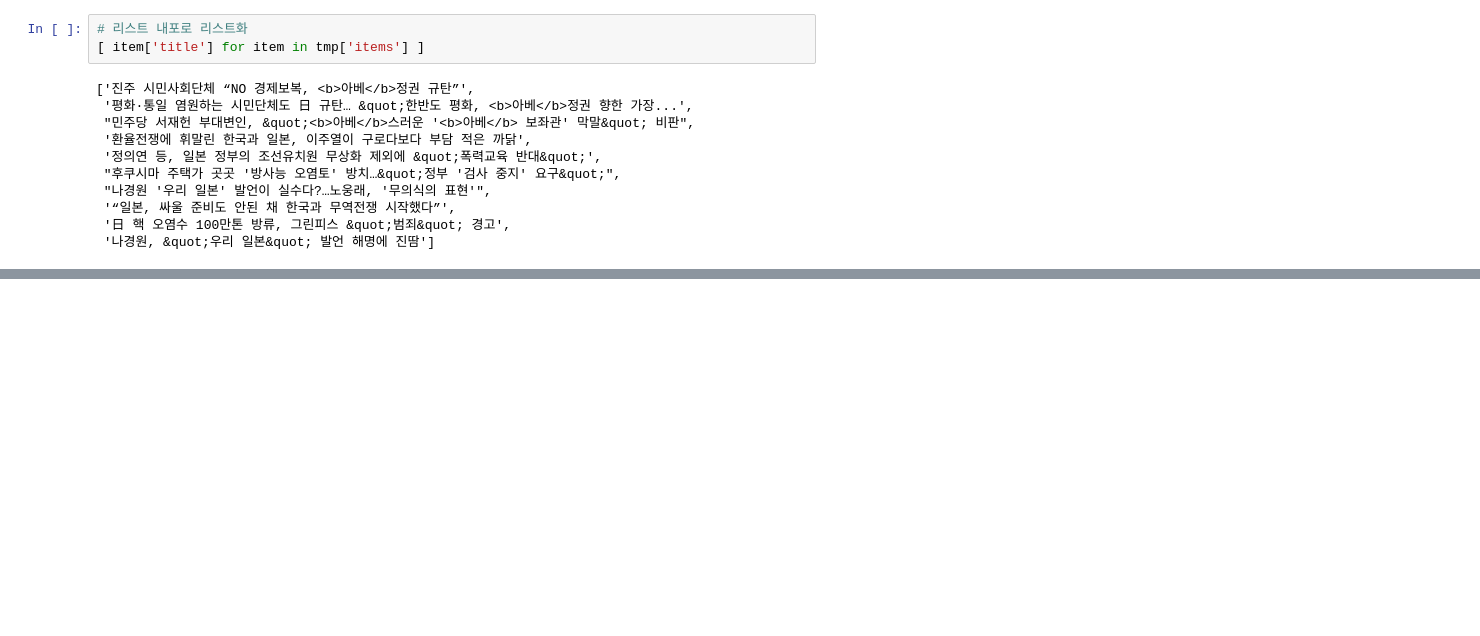
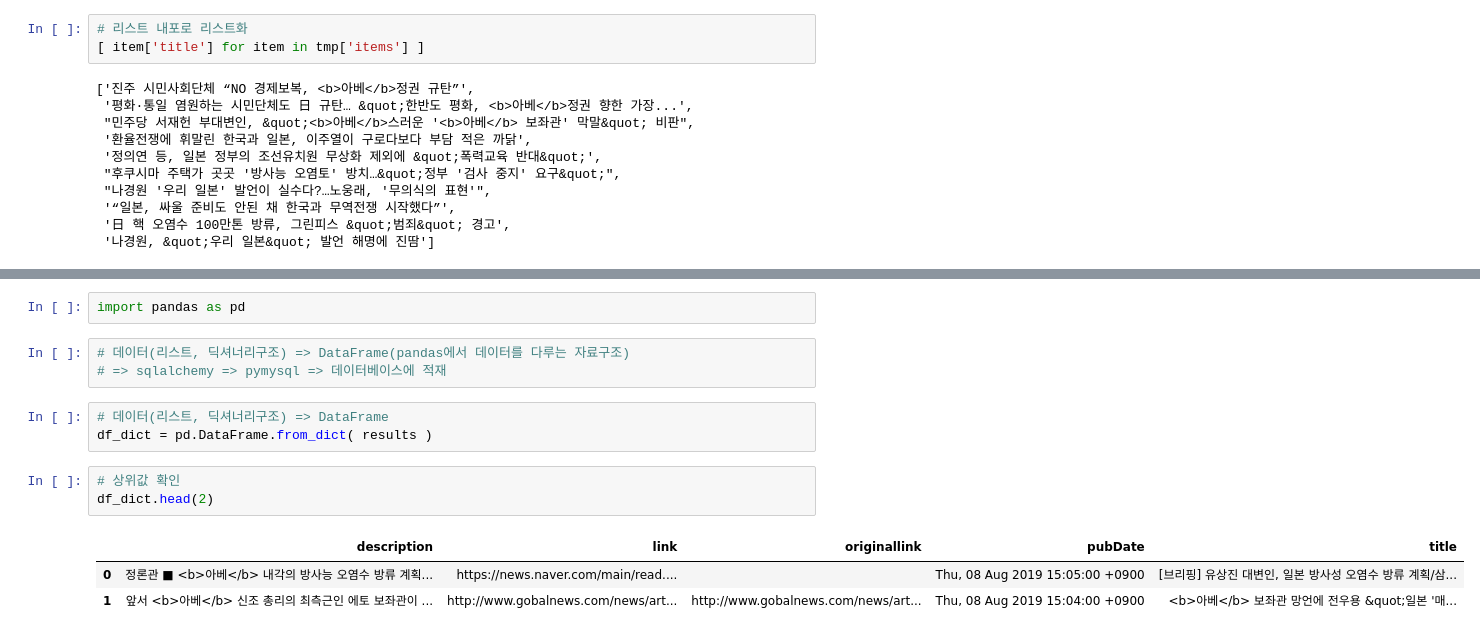
Before and after one commit to yeonkyungJoo/py_projects, a Jupyter notebook: analysis/crawling/데이터획득_level2_API를 이용한 수집.ipynb, the cells around one changed output, grey strips where cells are left out. Drawn from its saved outputs; the diff is of its cells as text; blank space fills up the shorter version.

```diff
--- a/analysis/crawling/데이터획득_level2_API를 이용한 수집.ipynb
+++ b/analysis/crawling/데이터획득_level2_API를 이용한 수집.ipynb
@@ -209,0 +249,15 @@ for item in tmp['items'] :
+# %%
+import pandas as pd
+# %%
+# 데이터(리스트, 딕셔너리구조) => DataFrame(pandas에서 데이터를 다루는 자료구조)
+# => sqlalchemy => pymysql => 데이터베이스에 적재
+# %%
+# 데이터(리스트, 딕셔너리구조) => DataFrame
+df_dict = pd.DataFrame.from_dict( results )
+# %%
+# 상위값 확인
+df_dict.head(2)
+# %% [output]
+|  | description | link | originallink | pubDate | title |
+| 0 | 정론관 ■ <b>아베</b> 내각의 방사능 오염수 방류 계획... | https://news.naver.com/main/read.... |  | Thu, 08 Aug 2019 15:05:00 +0900 | [브리핑] 유상진 대변인, 일본 방사성 오염수 방류 계획/삼... |
+| 1 | 앞서 <b>아베</b> 신조 총리의 최측근인 에토 보좌관이 ... | http://www.gobalnews.com/news/art... | http://www.gobalnews.com/news/art... | Thu, 08 Aug 2019 15:04:00 +0900 | <b>아베</b> 보좌관 망언에 전우용 &quot;일본 '매... |
```
Also changed, not shown: parts of 14 cells of this notebook, 5 other files.
